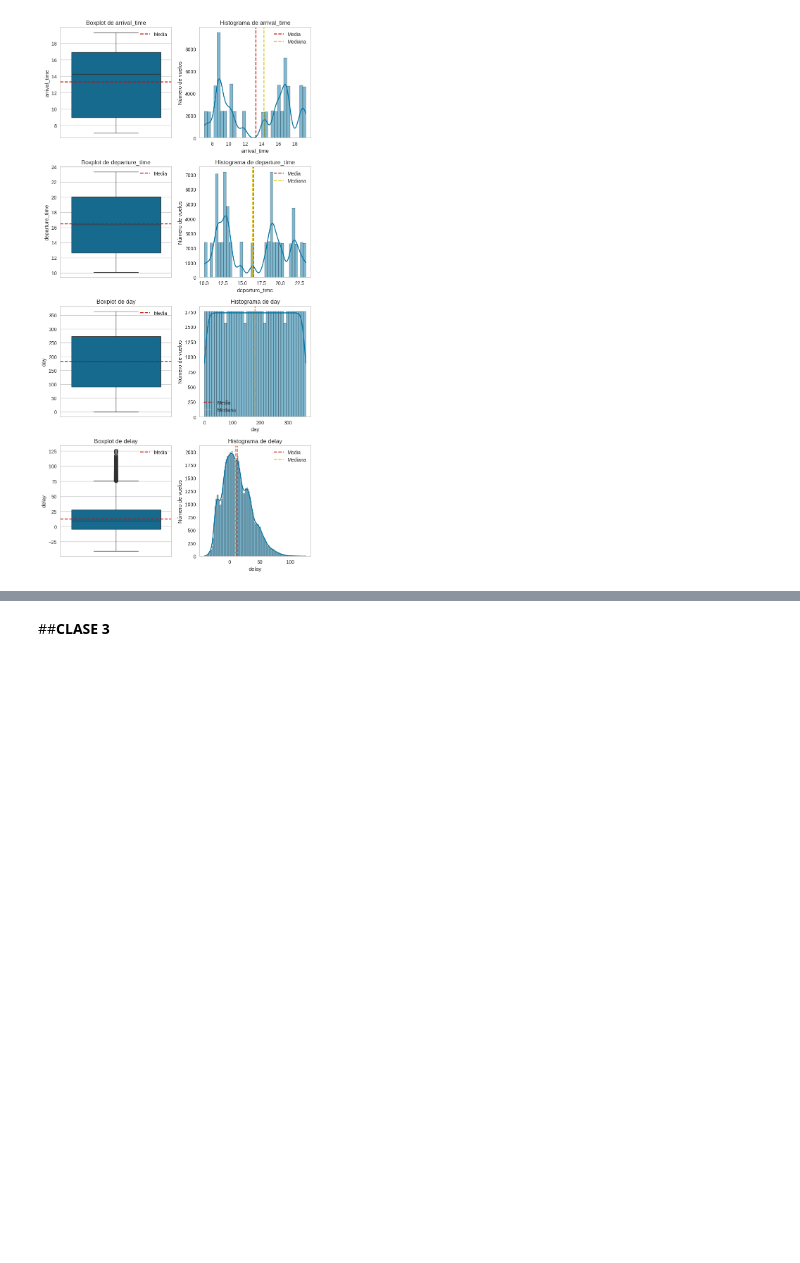
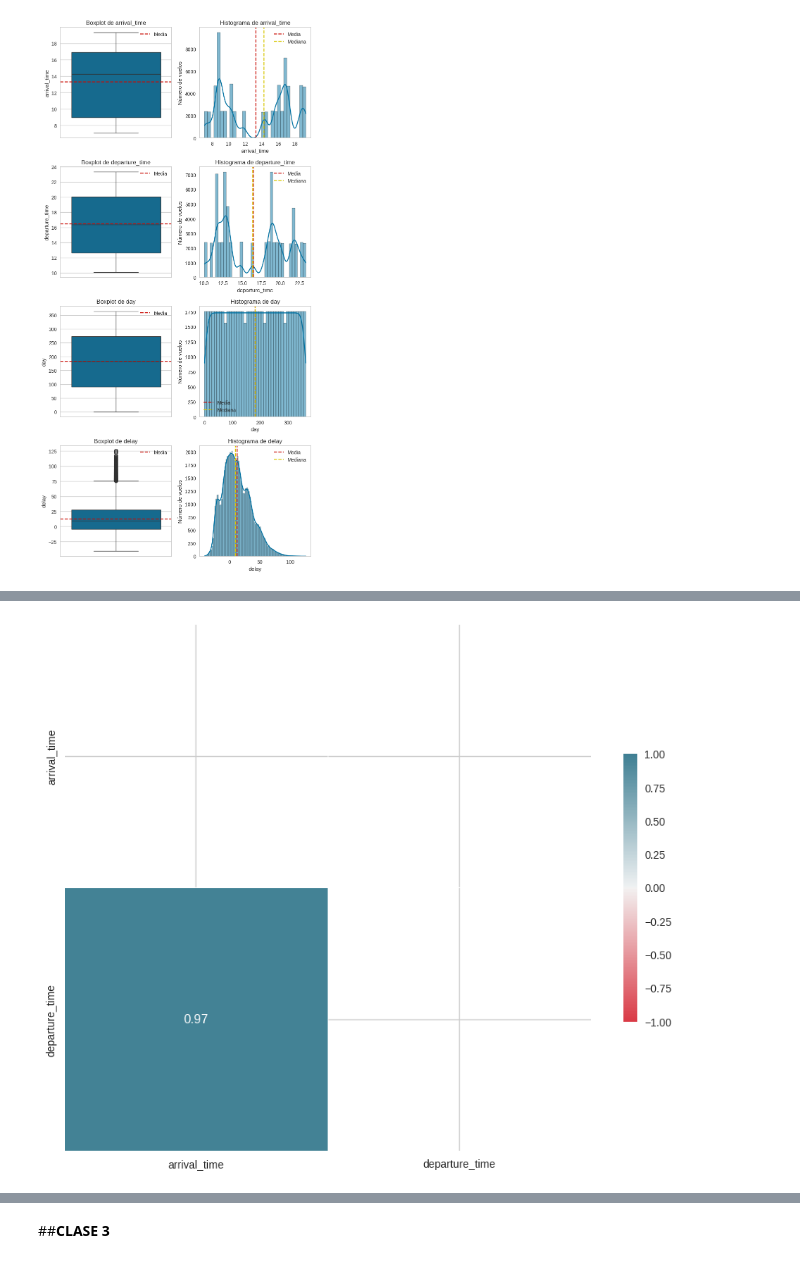
Before and after one commit to JLuceroVasquez/ia-aumentada-prevision-de-atrasos-de-vuelos, a Jupyter notebook: optimización_aeroportuaria.ipynb, the cells around one changed output, grey strips where cells are left out. Saved outputs shown, nothing was run; the diff lists cells and outputs as text; code cells hidden in the pictures; blank space fills up the shorter version.

```diff
--- a/optimización_aeroportuaria.ipynb
+++ b/optimización_aeroportuaria.ipynb
@@ -322,0 +353,6 @@ plt.show()
+# %%
+#Generamos la columna 'is_weekend' para indicar si la fecha coincide con un sábado o domingo
+datos['is_weekend'] = datos['date'].dt.weekday.isin([5,6]) #Lunes tiene el indice 0.
+#Geneneramos la columna 'day_name' para indicar el nombre del día según la fecha
+datos['day_name'] = datos['date'].dt.day_name()
+datos.sample(5)
@@ -322,0 +366,4 @@ plt.show()
+# %%
+#Convertir las columnas categóricas creadas a tipo category
+datos = datos.astype({col: 'category' for col in datos.select_dtypes([object, bool]).columns})
+datos.info()
@@ -322,0 +391,9 @@ plt.show()
+# %%
+#Transformación de columnas categóricas binarias, renombrando como números enteros
+datos['schengen'] = datos['schengen'].cat.rename_categories({'non-schengen': 0, 'schengen': 1})
+datos['is_holiday'] = datos['is_holiday'].cat.rename_categories({False: 0, True: 1})
+datos['is_weekend'] = datos['is_weekend'].cat.rename_categories({False: 0, True: 1})
+
+#Se cambia el tipo de datos a entero
+datos = datos.astype({col: np.int64 for col in ['schengen','is_holiday','is_weekend']})
+datos.info()
@@ -322,0 +469,22 @@ plt.show()
+# %%
+#Se crea una matriz de correlación entre las variables numéricas para eliminar features redundantes
+numericas = ['arrival_time','departure_time']
+corr=datos[numericas].corr()
+
+# Generar una máscara para el triángulo superior
+mascara = np.zeros_like(corr, dtype=bool)
+mascara[np.triu_indices_from(mascara)] = True
+
+# Configurar la figura de matplotlib
+f, ax = plt.subplots(figsize=(11, 9))
+
+# Generar el mapa de calor (heatmap)
+cmap = sns.diverging_palette(10, 220, as_cmap=True)
+
+sns.heatmap(corr, mask=mascara, cmap=cmap, vmax=1, vmin=-1, center=0,
+            square=True, linewidths=.5, annot=True, cbar_kws={"shrink": .5})
+
+# Mostrar el mapa de calor (heatmap)
+plt.show()
+# %% [output]
+[figure, added]
```
Also changed, not shown: parts of 15 cells of this notebook.
